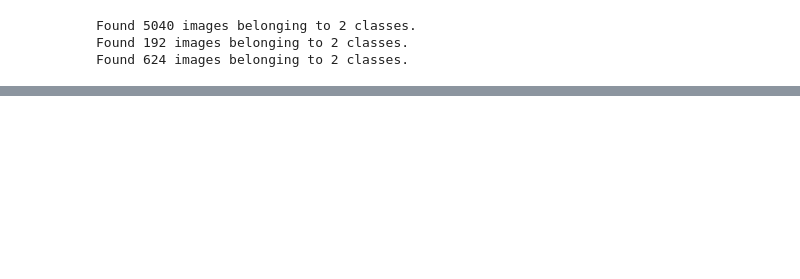
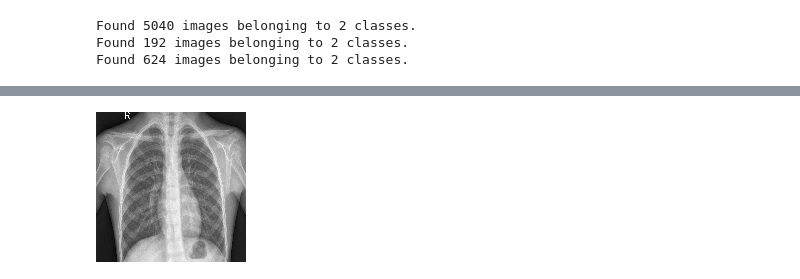
Before and after one commit to Zxhjlk/Phase4Project, a Jupyter notebook: notebooks/Modeling.ipynb, the cells around one changed output, grey strips where cells are left out. Saved outputs shown, nothing was run; the diff lists cells and outputs as text; code cells hidden in the pictures; blank space fills up the shorter version.

```diff
--- a/notebooks/Modeling.ipynb
+++ b/notebooks/Modeling.ipynb
@@ -414,0 +417,5 @@ Text(0.5, 1.0, 'Model Loss')
+# %%
+image = keras.utils.load_img('../data/test/NORMAL/IM-0001-0001.jpeg', target_size=(150,150))
+image
+# %% [output]
+[figure, added]
```
Also changed, not shown: parts of 39 cells of this notebook.
